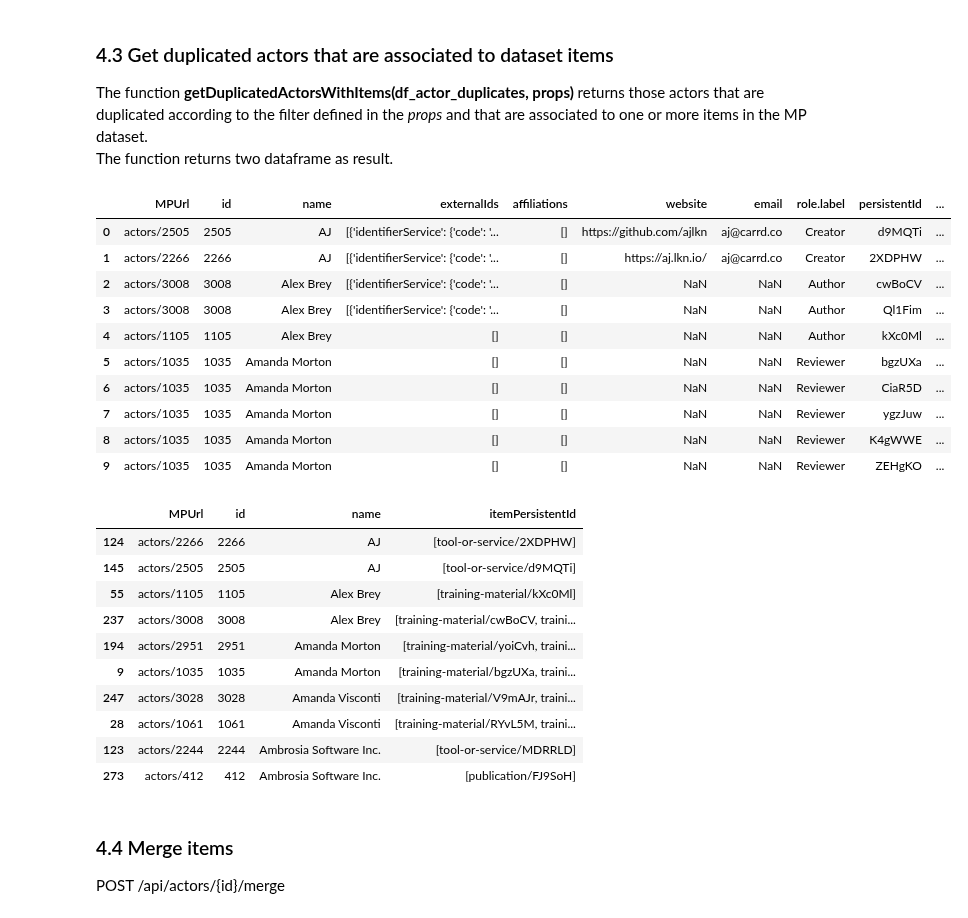
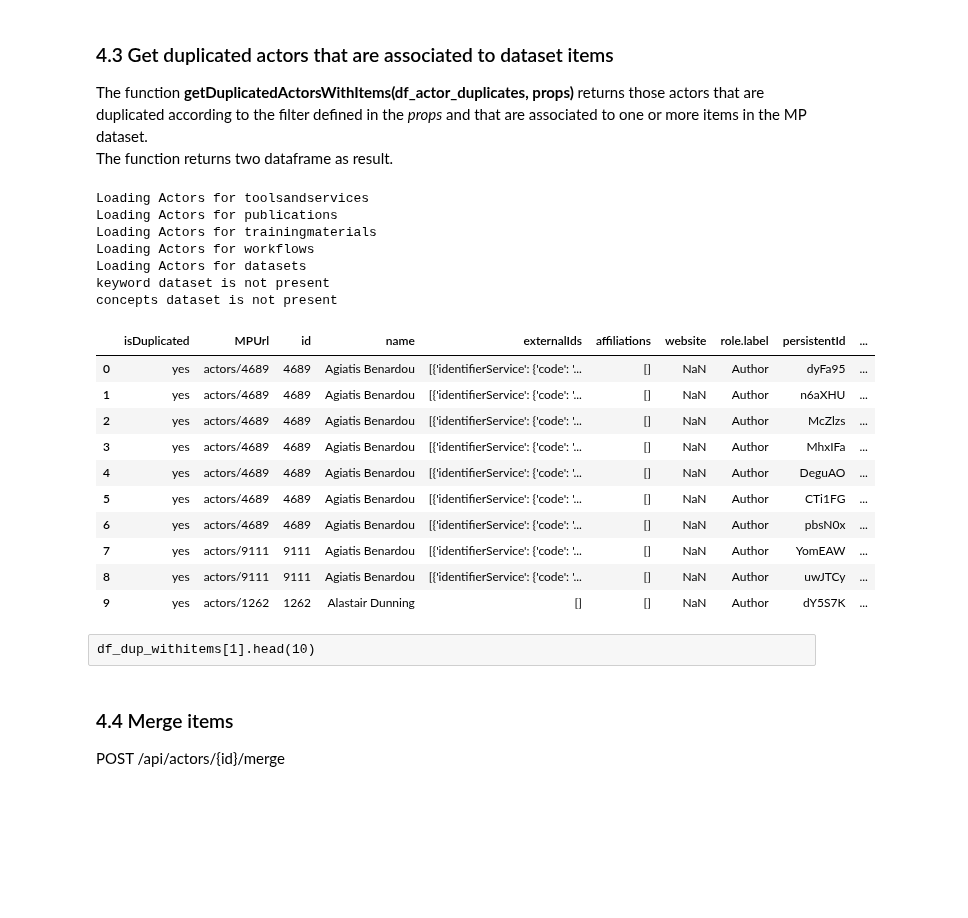
Before and after one commit to SSHOC/marketplace-curation, a Jupyter notebook: 4.2ActorsCuration_workinprogress.ipynb, the cells around one changed output. Drawn from its saved outputs; the diff is of its cells as text; code cells hidden in the pictures; blank space fills up the shorter version.

```diff
--- a/4.2ActorsCuration_workinprogress.ipynb
+++ b/4.2ActorsCuration_workinprogress.ipynb
@@ -53,4 +53,4 @@ getting data from local repository...
 # %% [markdown]
 ## 1. Get actors
 # %%
-df_actors_flat =mpdata.getMPItems ("actors", False)
+df_actors_flat =mpdata.getMPItems ("actors", True)
@@ -166,6 +175,7 @@ df_actor_noitems_duplicates
 ### 4.1 Get duplicates for actors
 # %%
 utils=hel.Util()
-filter_attribute='name'
+filter_attribute='name, website'
 df_actor_duplicates=utils.getDuplicates(df_actors_flat, filter_attribute)
+dupl_actor_website=df_actor_duplicates[df_actor_duplicates['website'].notnull()].sort_values('name')
 # %%
@@ -215,34 +212,30 @@ showdiff
 The function __getDuplicatedActorsWithItems(df_actor_duplicates, props)__ returns those actors that are duplicated according to the filter defined in the *props* and that are associated to one or more items in the MP dataset.
 The function returns two dataframe as result.
 # %%
+filter_attribute='name, website'
 df_dup_withitems=utils.getDuplicatedActorsWithItems(df_actor_duplicates, filter_attribute)
 df_dup_withitems[0].head(10)
 # %% [output]
+Loading Actors for toolsandservices
+Loading Actors for publications
+Loading Actors for trainingmaterials
+Loading Actors for workflows
+Loading Actors for datasets
+keyword dataset is not present
+concepts dataset is not present
-|  | MPUrl | id | name | externalIds | affiliations | website | email | role.label | persistentId | ... |
-| 0 | actors/2505 | 2505 | AJ | [{'identifierService': {'code': '... | [] | https://github.com/ajlkn | aj@carrd.co | Creator | d9MQTi | ... |
-| 1 | actors/2266 | 2266 | AJ | [{'identifierService': {'code': '... | [] | https://aj.lkn.io/ | aj@carrd.co | Creator | 2XDPHW | ... |
-| 2 | actors/3008 | 3008 | Alex Brey | [{'identifierService': {'code': '... | [] | NaN | NaN | Author | cwBoCV | ... |
-| 3 | actors/3008 | 3008 | Alex Brey | [{'identifierService': {'code': '... | [] | NaN | NaN | Author | Ql1Fim | ... |
-| 4 | actors/1105 | 1105 | Alex Brey | [] | [] | NaN | NaN | Author | kXc0Ml | ... |
-| 5 | actors/1035 | 1035 | Amanda Morton | [] | [] | NaN | NaN | Reviewer | bgzUXa | ... |
-| 6 | actors/1035 | 1035 | Amanda Morton | [] | [] | NaN | NaN | Reviewer | CiaR5D | ... |
-| 7 | actors/1035 | 1035 | Amanda Morton | [] | [] | NaN | NaN | Reviewer | ygzJuw | ... |
-| 8 | actors/1035 | 1035 | Amanda Morton | [] | [] | NaN | NaN | Reviewer | K4gWWE | ... |
-| 9 | actors/1035 | 1035 | Amanda Morton | [] | [] | NaN | NaN | Reviewer | ZEHgKO | ... |
+|  | isDuplicated | MPUrl | id | name | externalIds | affiliations | website | role.label | persistentId | ... |
+| 0 | yes | actors/4689 | 4689 | Agiatis Benardou | [{'identifierService': {'code': '... | [] | NaN | Author | dyFa95 | ... |
+| 1 | yes | actors/4689 | 4689 | Agiatis Benardou | [{'identifierService': {'code': '... | [] | NaN | Author | n6aXHU | ... |
+| 2 | yes | actors/4689 | 4689 | Agiatis Benardou | [{'identifierService': {'code': '... | [] | NaN | Author | McZlzs | ... |
+| 3 | yes | actors/4689 | 4689 | Agiatis Benardou | [{'identifierService': {'code': '... | [] | NaN | Author | MhxIFa | ... |
+| 4 | yes | actors/4689 | 4689 | Agiatis Benardou | [{'identifierService': {'code': '... | [] | NaN | Author | DeguAO | ... |
+| 5 | yes | actors/4689 | 4689 | Agiatis Benardou | [{'identifierService': {'code': '... | [] | NaN | Author | CTi1FG | ... |
+| 6 | yes | actors/4689 | 4689 | Agiatis Benardou | [{'identifierService': {'code': '... | [] | NaN | Author | pbsN0x | ... |
+| 7 | yes | actors/9111 | 9111 | Agiatis Benardou | [{'identifierService': {'code': '... | [] | NaN | Author | YomEAW | ... |
+| 8 | yes | actors/9111 | 9111 | Agiatis Benardou | [{'identifierService': {'code': '... | [] | NaN | Author | uwJTCy | ... |
+| 9 | yes | actors/1262 | 1262 | Alastair Dunning | [] | [] | NaN | Author | dY5S7K | ... |
-# %%
-df_dup_withitems[1].head(10)
-# %% [output]
-|  | MPUrl | id | name | itemPersistentId |
-| 124 | actors/2266 | 2266 | AJ | [tool-or-service/2XDPHW] |
-| 145 | actors/2505 | 2505 | AJ | [tool-or-service/d9MQTi] |
-| 55 | actors/1105 | 1105 | Alex Brey | [training-material/kXc0Ml] |
-| 237 | actors/3008 | 3008 | Alex Brey | [training-material/cwBoCV, traini... |
-| 194 | actors/2951 | 2951 | Amanda Morton | [training-material/yoiCvh, traini... |
-| 9 | actors/1035 | 1035 | Amanda Morton | [training-material/bgzUXa, traini... |
-| 247 | actors/3028 | 3028 | Amanda Visconti | [training-material/V9mAJr, traini... |
-| 28 | actors/1061 | 1061 | Amanda Visconti | [training-material/RYvL5M, traini... |
-| 123 | actors/2244 | 2244 | Ambrosia Software Inc. | [tool-or-service/MDRRLD] |
-| 273 | actors/412 | 412 | Ambrosia Software Inc. | [publication/FJ9SoH] |
+# %% [raw]
+df_dup_withitems[1].head(10)
 # %%
 # need to add the item type alongside the item ID
 df_dup_withitems[1].sort_values('name').to_csv(path_or_buf='data/duplicatedactorswithitems.csv', sep=',', index=False)
```
Also changed, not shown: parts of 21 cells of this notebook, 12 other files.
